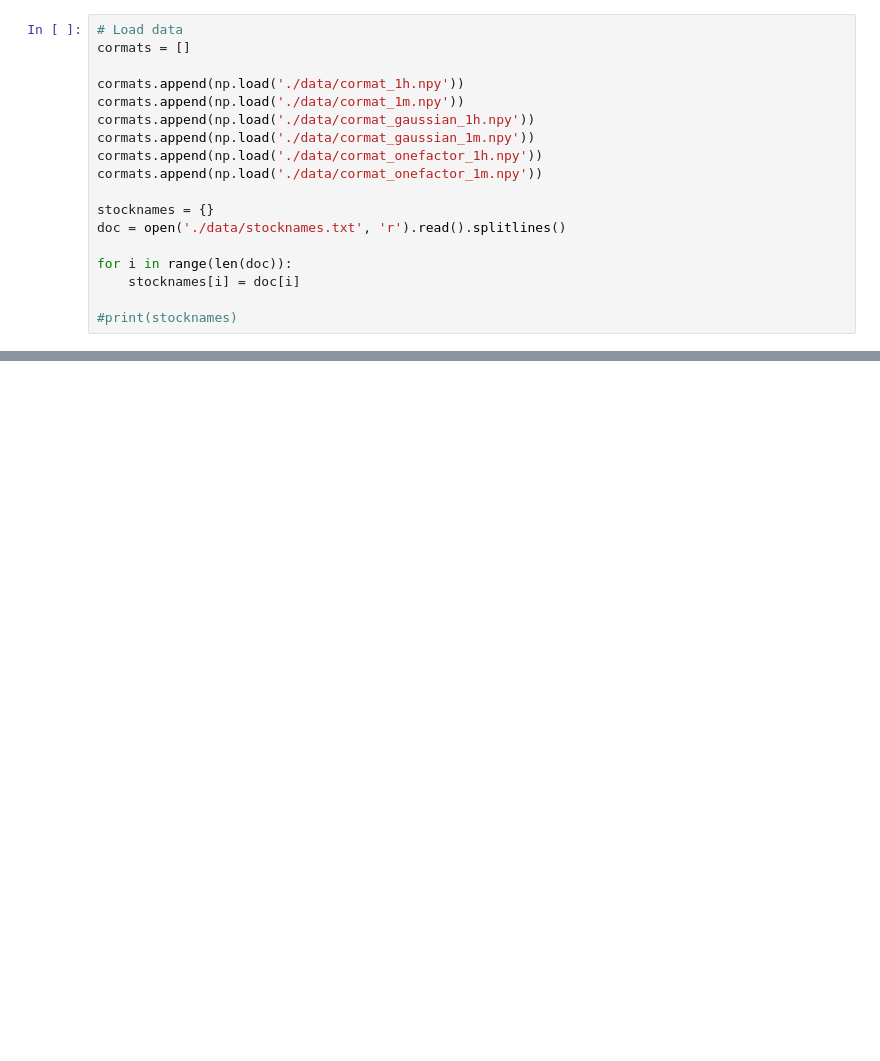
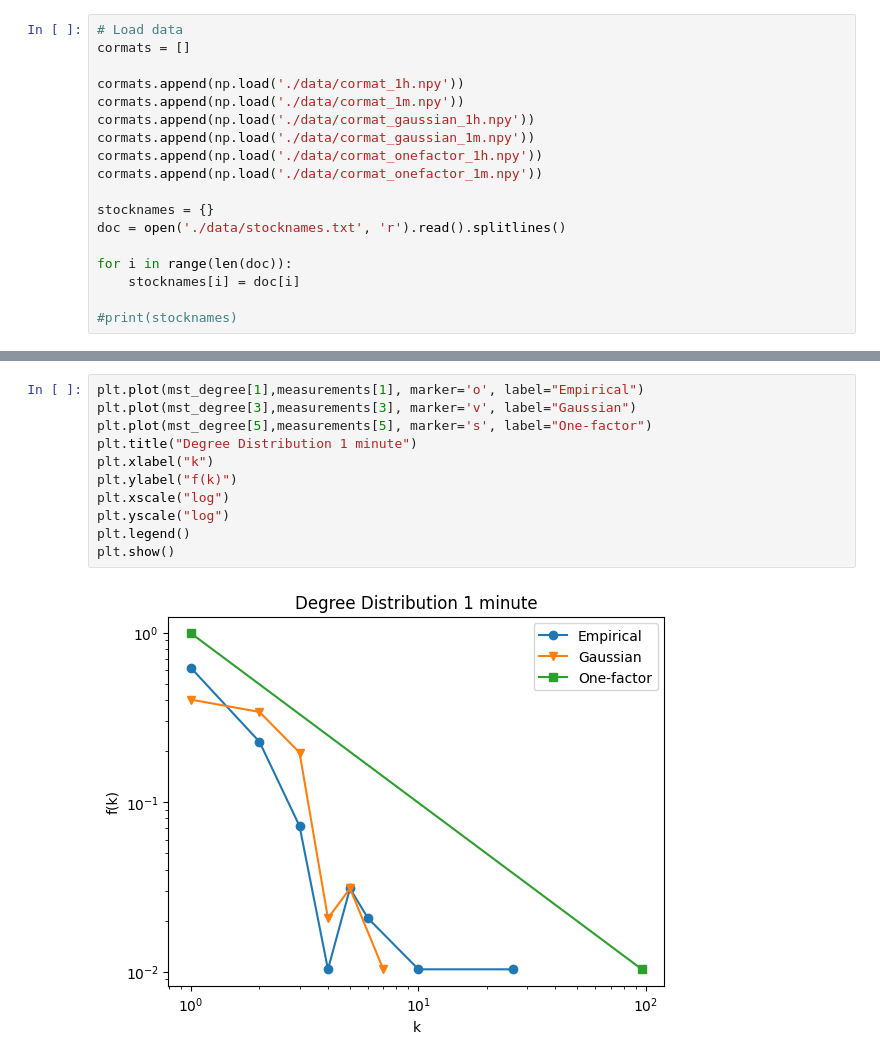
Before and after one commit to huyim/Netsci, a Jupyter notebook: Assi7/Hu_Yiming_EX7.ipynb, the cells around one changed output, grey strips where cells are left out. Cells and saved outputs as stored; diff of their text form; blank space fills up the shorter version.

```diff
--- a/Assi7/Hu_Yiming_EX7.ipynb
+++ b/Assi7/Hu_Yiming_EX7.ipynb
@@ -55,0 +86,13 @@ Task: finish the analysis by drawing conclusions Answer the following questions
+# %%
+plt.plot(mst_degree[1],measurements[1], marker='o', label="Empirical")
+plt.plot(mst_degree[3],measurements[3], marker='v', label="Gaussian")
+plt.plot(mst_degree[5],measurements[5], marker='s', label="One-factor")
+plt.title("Degree Distribution 1 minute")
+plt.xlabel("k")
+plt.ylabel("f(k)")
+plt.xscale("log")
+plt.yscale("log")
+plt.legend()
+plt.show()
+# %% [output]
+[figure, added]
```
Also changed, not shown: parts of 13 cells of this notebook.
